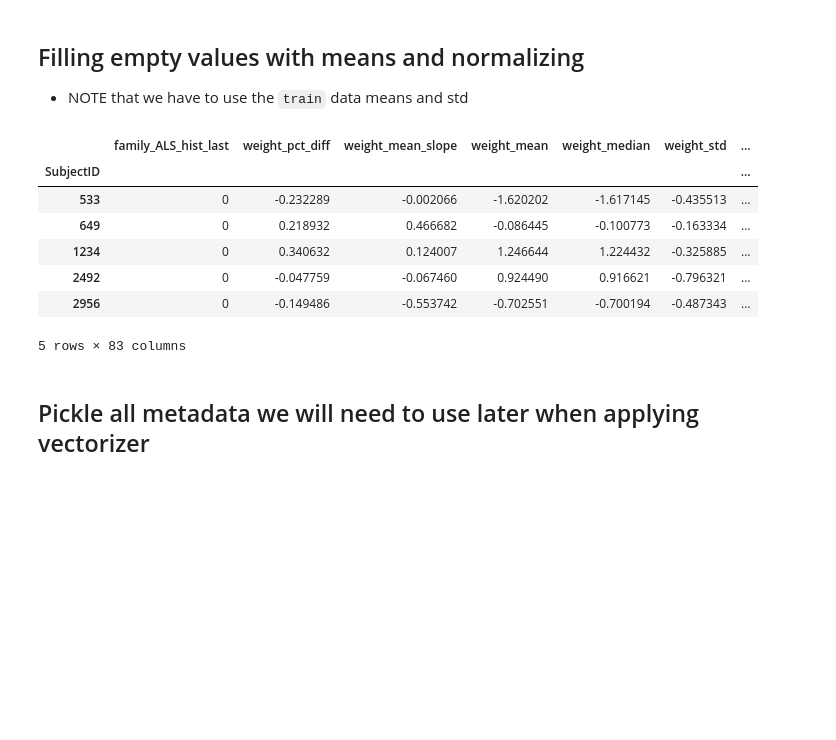
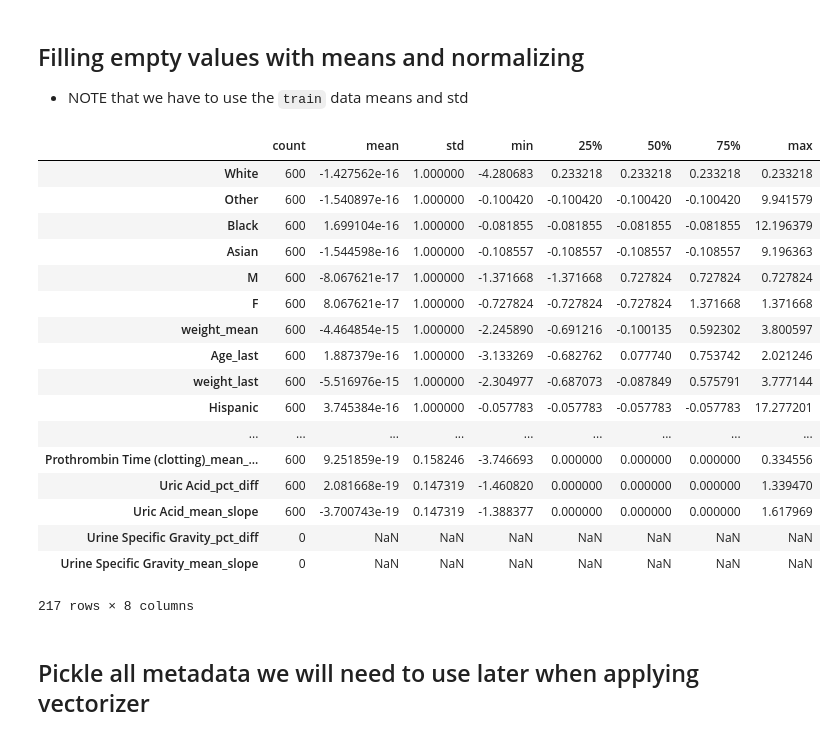
Before and after one commit to ihadanny/turbulence-z-team, a Jupyter notebook: ipython-notebooks/vectorizer_beta.ipynb, the cells around one changed output. Drawn from its saved outputs; the diff is of its cells as text; code cells hidden in the pictures; blank space fills up the shorter version.

```diff
--- a/ipython-notebooks/vectorizer_beta.ipynb
+++ b/ipython-notebooks/vectorizer_beta.ipynb
@@ -96,17 +95,27 @@ Index([u'family_ALS_hist_last', u'weight_pct_diff', u'weight_mean_slope',
 # %%
 train_data_means = vectorized.mean()
 train_data_std = vectorized.std()
 normalized, all_feature_metadata = normalize(vectorized, all_feature_metadata, train_data_means, train_data_std)
-normalized.head()
+normalized.describe().T.sort("std", ascending=False)
 # %% [output]
-|  | family_ALS_hist_last | weight_pct_diff | weight_mean_slope | weight_mean | weight_median | weight_std | ... |
-| SubjectID |  |  |  |  |  |  | ... |
-| 533 | 0 | -0.232289 | -0.002066 | -1.620202 | -1.617145 | -0.435513 | ... |
-| 649 | 0 | 0.218932 | 0.466682 | -0.086445 | -0.100773 | -0.163334 | ... |
-| 1234 | 0 | 0.340632 | 0.124007 | 1.246644 | 1.224432 | -0.325885 | ... |
-| 2492 | 0 | -0.047759 | -0.067460 | 0.924490 | 0.916621 | -0.796321 | ... |
-| 2956 | 0 | -0.149486 | -0.553742 | -0.702551 | -0.700194 | -0.487343 | ... |
+|  | count | mean | std | min | 25% | 50% | 75% | max |
+| White | 600 | -1.427562e-16 | 1.000000 | -4.280683 | 0.233218 | 0.233218 | 0.233218 | 0.233218 |
+| Other | 600 | -1.540897e-16 | 1.000000 | -0.100420 | -0.100420 | -0.100420 | -0.100420 | 9.941579 |
+| Black | 600 | 1.699104e-16 | 1.000000 | -0.081855 | -0.081855 | -0.081855 | -0.081855 | 12.196379 |
+| Asian | 600 | -1.544598e-16 | 1.000000 | -0.108557 | -0.108557 | -0.108557 | -0.108557 | 9.196363 |
+| M | 600 | -8.067621e-17 | 1.000000 | -1.371668 | -1.371668 | 0.727824 | 0.727824 | 0.727824 |
+| F | 600 | 8.067621e-17 | 1.000000 | -0.727824 | -0.727824 | -0.727824 | 1.371668 | 1.371668 |
+| weight_mean | 600 | -4.464854e-15 | 1.000000 | -2.245890 | -0.691216 | -0.100135 | 0.592302 | 3.800597 |
+| Age_last | 600 | 1.887379e-16 | 1.000000 | -3.133269 | -0.682762 | 0.077740 | 0.753742 | 2.021246 |
+| weight_last | 600 | -5.516976e-15 | 1.000000 | -2.304977 | -0.687073 | -0.087849 | 0.575791 | 3.777144 |
+| Hispanic | 600 | 3.745384e-16 | 1.000000 | -0.057783 | -0.057783 | -0.057783 | -0.057783 | 17.277201 |
+| ... | ... | ... | ... | ... | ... | ... | ... | ... |
+| Prothrombin Time (clotting)_mean_... | 600 | 9.251859e-19 | 0.158246 | -3.746693 | 0.000000 | 0.000000 | 0.000000 | 0.334556 |
+| Uric Acid_pct_diff | 600 | 2.081668e-19 | 0.147319 | -1.460820 | 0.000000 | 0.000000 | 0.000000 | 1.339470 |
+| Uric Acid_mean_slope | 600 | -3.700743e-19 | 0.147319 | -1.388377 | 0.000000 | 0.000000 | 0.000000 | 1.617969 |
+| Urine Specific Gravity_pct_diff | 0 | NaN | NaN | NaN | NaN | NaN | NaN | NaN |
+| Urine Specific Gravity_mean_slope | 0 | NaN | NaN | NaN | NaN | NaN | NaN | NaN |
-5 rows × 83 columns
+217 rows × 8 columns
 # %% [markdown]
 ## Pickle all metadata we will need to use later when applying vectorizer
 # %%
```
Also changed, not shown: parts of 4 cells of this notebook, 35 other files.
